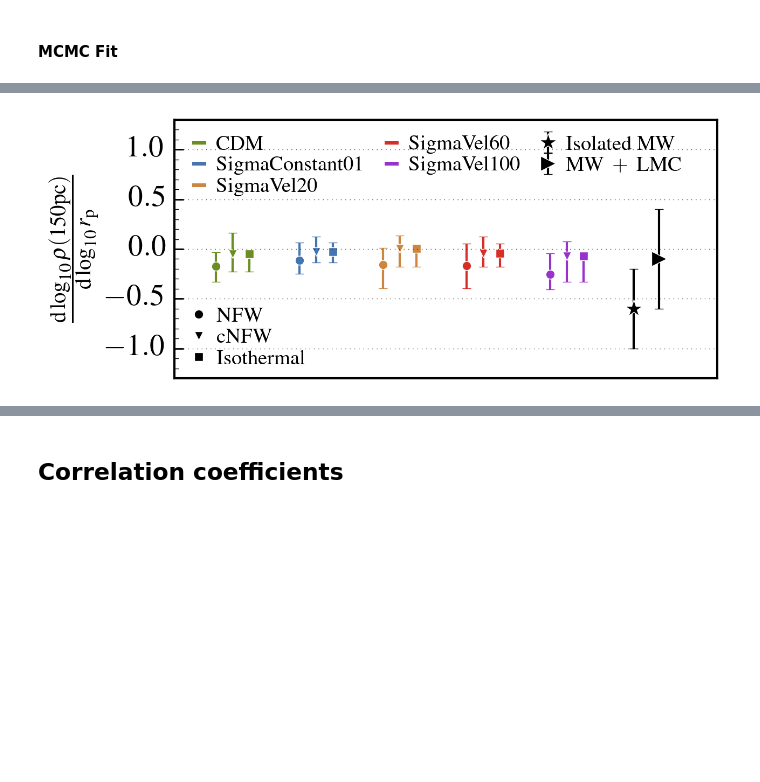
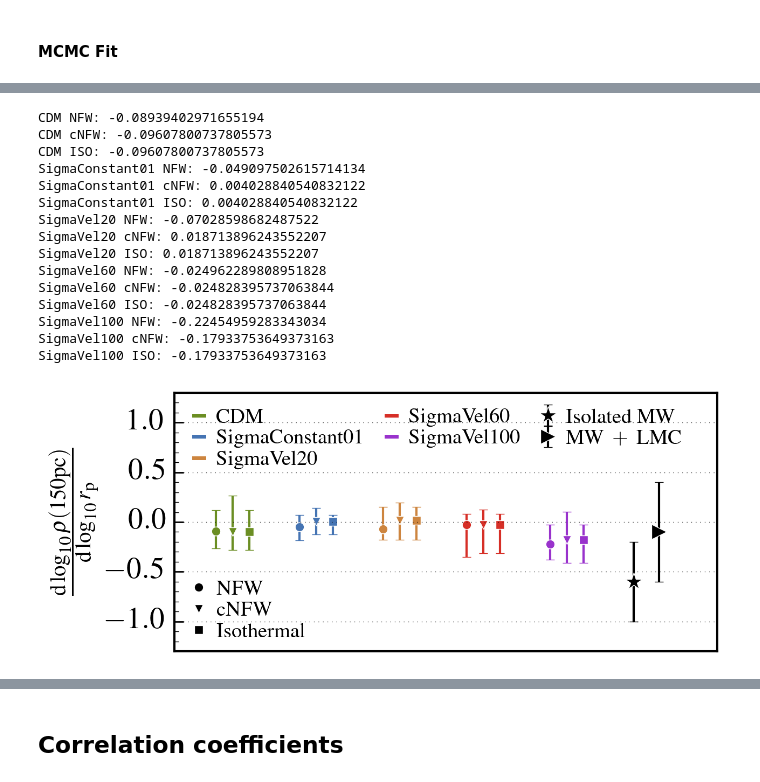
Before and after one commit to NoemiAM/TangoSIDM_satellites, a Jupyter notebook: examples/6 - density_pericenter_slope.ipynb, the cells around one changed output, grey strips where cells are left out. Drawn from its saved outputs; the diff is of its cells as text; code cells hidden in the pictures; blank space fills up the shorter version.

```diff
--- a/examples/6 - density_pericenter_slope.ipynb
+++ b/examples/6 - density_pericenter_slope.ipynb
@@ -309,2 +476,14 @@ False
 # %% [markdown]
 #### MCMC Fit
+# %%
+filename = f"./outputs/fit_slope_NFW+cNFW+ISO_{MAX_SATELLITES}.npy" if MAX_SATELLITES is not None else "./outputs/fit_slope_NFW+cNFW+ISO.npy"
+
+if os.path.isfile(filename):
+    run_fit = False
+    m_save_NFW, m_save_cNFW, m_save_ISO = np.load(filename, allow_pickle=True)
+
+else:
+    run_fit = True
+    m_save_NFW, m_save_cNFW, m_save_ISO  = [], [], []
+
+print(run_fit)
@@ -323,33 +504,38 @@ for i, (id, id_name) in enumerate(IDs.items()):
             subhalo_idxs = file[f'{idx}'].attrs.get("main_halo_of")
 
             rp, rho150_nfw, rho150_core_nfw, rho150_iso, M200 = [], [], [], [], []
+            counter  = 0
             # Get satellites of MW halo
             for subhalo_idx in subhalo_idxs[:MAX_SATELLITES]:
-                data_subhalo = file[f'{subhalo_idx}']
+                if np.log10(file[str(subhalo_idx)]['tree_data']['bound_mass_dm'][0]) > 9: # MINIMUM satellite mass = 10^9
+                    data_subhalo = file[f'{subhalo_idx}']
 
-                # Get pericenter
-                _rp = data_subhalo["tree_data"]["pericenter"][1]
-                _rp = _rp[0] if _rp.shape==(1,) else _rp
-                rp = np.append(rp, _rp)
+                    # Get pericenter
+                    _rp = data_subhalo["tree_data"]["pericenter"][1]
+                    _rp = _rp[0] if _rp.shape==(1,) else _rp
+                    rp = np.append(rp, _rp)
 
-                # Get NFW profile
-                nfw_fit = data_subhalo['halo_data']['nfw_fit']
-                r_s, log10_rho_s, sigma_r_s, sigma_log10_rho_s = nfw_fit
-                _rho_150 = 10**fit_nfw_model(np.array([0.15]), r_s, log10_rho_s)
-                rho150_nfw = np.append(rho150_nfw, _rho_150[0])
+                    # Get NFW profile
+                    nfw_fit = data_subhalo['halo_data']['nfw_fit']
+                    r_s, log10_rho_s, sigma_r_s, sigma_log10_rho_s = nfw_fit
+                    _rho_150 = 10**fit_nfw_model(np.array([0.15]), r_s, log10_rho_s)
+                    rho150_nfw = np.append(rho150_nfw, _rho_150[0])
 
-                # Get core-NFW profile
-                core_nfw_fit = data_subhalo['halo_data']['core_nfw_fit']
-                log10_M_200, r_c, n, sigma_log10_M200, sigma_r_c, sigma_n = core_nfw_fit
-                _rho_150 = 10**fit_core_nfw_model(np.array([0.15]), log10_M_200, r_c, n)
-                rho150_core_nfw = np.append(rho150_core_nfw, _rho_150[0])
+                    # Get core-NFW profile
+                    core_nfw_fit = data_subhalo['halo_data']['core_nfw_fit']
+                    log10_M_200, r_c, n, sigma_log10_M200, sigma_r_c, sigma_n = core_nfw_fit
+                    _rho_150 = 10**fit_core_nfw_model(np.array([0.15]), log10_M_200, r_c, n)
+                    rho150_core_nfw = np.append(rho150_core_nfw, _rho_150[0])
 
-                # Get ISO profile
-                iso_fit = data_subhalo['halo_data']['iso_fit'][:]
-                r_0, log10_rho_0, sigma_r_0, sigma_log10_rho_0 = iso_fit
-                _rho_150 = 10**fit_isothermal_model(np.array([0.15, 0.15]), r_0, log10_rho_0)
-                rho150_iso = np.append(rho150_iso, _rho_150[0])
+                    # Get ISO profile
+                    iso_fit = data_subhalo['halo_data']['iso_fit'][:]
+                    r_0, log10_rho_0, sigma_r_0, sigma_log10_rho_0 = iso_fit
+                    _rho_150 = 10**fit_isothermal_model(np.array([0.15, 0.15]), r_0, log10_rho_0)
+                    rho150_iso = np.append(rho150_iso, _rho_150[0])
 
+                    counter+=1
+
+            if counter<8: continue# Fit only systems with at least 8 satellites
             if run_fit:
                 # Fit NFW
                 samples = run_best_fit_for_sim_with_mcmc(rp, rho150_nfw)
@@ -384,18 +570,21 @@ for i, (id, id_name) in enumerate(IDs.items()):
     merr[1,0]= np.percentile(m_nfw,84) - np.median(m_nfw)
     plt.errorbar(np.array([i]), np.array(np.median(m_nfw)), yerr=merr, marker='o', markersize=6, color=color_list[i],
                  markeredgecolor="white", ls='none', lw=1.5) #, label=fr'$\mathrm{{{id_name}}}$')
+    print(f"{id_name} NFW: {np.median(m_nfw)}")
 
     merr = np.zeros((2, 1))
     merr[0,0]= np.median(m_core_nfw) - np.percentile(m_core_nfw,16)
     merr[1,0]= np.percentile(m_core_nfw,84) - np.median(m_core_nfw)
     plt.errorbar(np.array([i])+0.2, np.array(np.median(m_core_nfw)), yerr=merr, marker='v', markersize=6, color=color_list[i],
                  markeredgecolor="white", ls='none', lw=1.5) #, label=fr'$\mathrm{{{id_name}}}$')
+    print(f"{id_name} cNFW: {np.median(m_core_nfw)}")
 
     merr = np.zeros((2, 1))
     merr[0,0]= np.median(m_iso) - np.percentile(m_iso,16)
     merr[1,0]= np.percentile(m_nfw,84) - np.median(m_iso)
     plt.errorbar(np.array([i])+0.4, np.array(np.median(m_iso)), yerr=merr, marker='s', markersize=6, color=color_list[i],
                  markeredgecolor="white", ls='none', lw=1.5) #, label=fr'$\mathrm{{{id_name}}}$')
+    print(f"{id_name} ISO: {np.median(m_iso)}")
 
     plt.plot([], [], color=color_list[i], lw=2.5, label=fr'$\mathrm{{{id_name}}}$')
 
@@ -406,32 +595,47 @@ for i, (id, id_name) in enumerate(IDs.items()):
 # Save fit
 if run_fit:
     m_save_NFW = np.array(m_save_NFW, dtype=object)
     m_save_cNFW = np.array(m_save_cNFW, dtype=object)
     m_save_ISO = np.array(m_save_cNFW, dtype=object)
     np.save(filename, (m_save_NFW, m_save_cNFW, m_save_ISO))
 
 plt.grid('True')
 plt.errorbar(np.array([i+1]), np.array(-0.6), yerr=np.ones((2, 1))*0.4, marker='*', markersize=12,
             markeredgecolor="white", ls='none', lw=1.5, label=r'$\mathrm{Isolated\ MW}$', color='black')
 plt.errorbar(np.array([i+1.3]), np.array(-0.1), yerr=np.ones((2, 1))*0.5, marker='>', markersize=10,
             markeredgecolor="white", ls='none', lw=1.5, label=r'$\mathrm{MW\ +\ LMC}$', color='black')
 plt.xticks([])
 plt.xlim([-0.5, 6])
 plt.ylim([-1.3, 1.3])
 plt.ylabel(r'$\frac{{\mathrm{d}}\log_{10}\rho(150\mathrm{pc})}{{\mathrm{d}}\log_{10}r_{\mathrm{p}}}$')
 
 ax.legend(loc=[0.02,0.67], labelspacing=0.1, handlelength=0.5, handletextpad=0.6, frameon=False, fontsize=14, ncol=3, columnspacing=1, numpoints=1)
 
 ax2 = ax.twinx()
 ax2.axis('off')
 ax2.errorbar([], [], yerr=[], marker='o', markersize=6, color='k', markeredgecolor="white", ls='none', lw=0, label=r'$\mathrm{NFW}$')
 ax2.errorbar([], [], yerr=[], marker='v', markersize=6, color='k', markeredgecolor="white", ls='none', lw=0, label=r'$\mathrm{cNFW}$')
 ax2.errorbar([], [], yerr=[], marker='s', markersize=6, color='k', markeredgecolor="white", ls='none', lw=0, label=r'$\mathrm{Isothermal}$')
 ax2.legend(loc=[0.02,0.005], ncol=1, labelspacing=0.1, handlelength=0.5, handletextpad=0.6,
            edgecolor='white', frameon=False, facecolor='goldenrod', framealpha=0.3, fontsize=14, columnspacing=1, numpoints=1)
 
 ####
-plt.savefig(f'figures/Density_pericenter_slope_mcmc_fit_{MAX_SATELLITES}.png', dpi=200)
+plt.savefig(f'figures/Density_pericenter_slope_mcmc_fit.png', dpi=200)
 plt.show()
 # %% [output]
+CDM NFW: -0.08939402971655194
+CDM cNFW: -0.09607800737805573
+CDM ISO: -0.09607800737805573
+SigmaConstant01 NFW: -0.049097502615714134
+SigmaConstant01 cNFW: 0.004028840540832122
+SigmaConstant01 ISO: 0.004028840540832122
+SigmaVel20 NFW: -0.07028598682487522
+SigmaVel20 cNFW: 0.018713896243552207
+SigmaVel20 ISO: 0.018713896243552207
+SigmaVel60 NFW: -0.024962289808951828
+SigmaVel60 cNFW: -0.024828395737063844
+SigmaVel60 ISO: -0.024828395737063844
+SigmaVel100 NFW: -0.22454959283343034
+SigmaVel100 cNFW: -0.17933753649373163
+SigmaVel100 ISO: -0.17933753649373163
-[figure, old version]
+[figure, new version]
```
Also changed, not shown: parts of 24 cells of this notebook, 3 other files.
